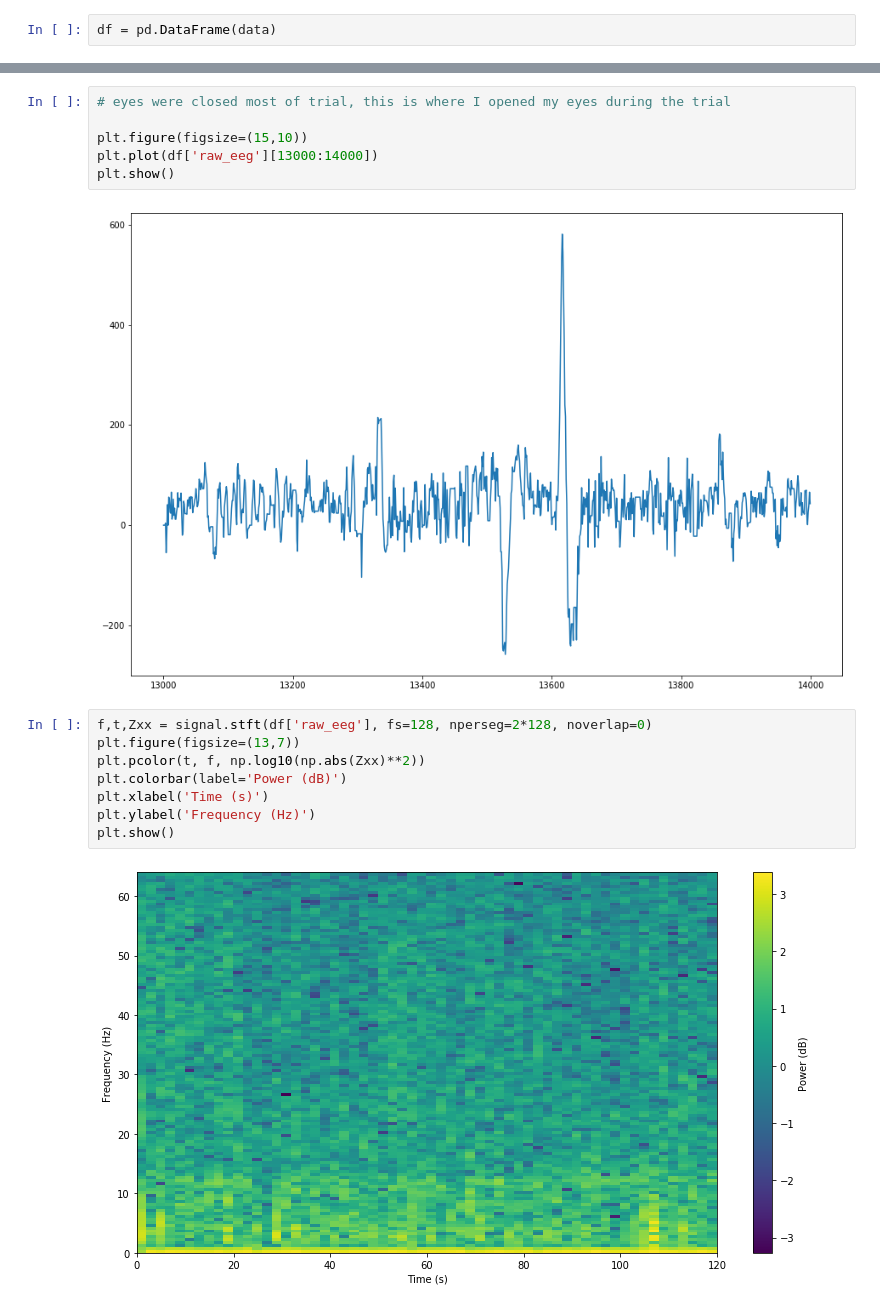
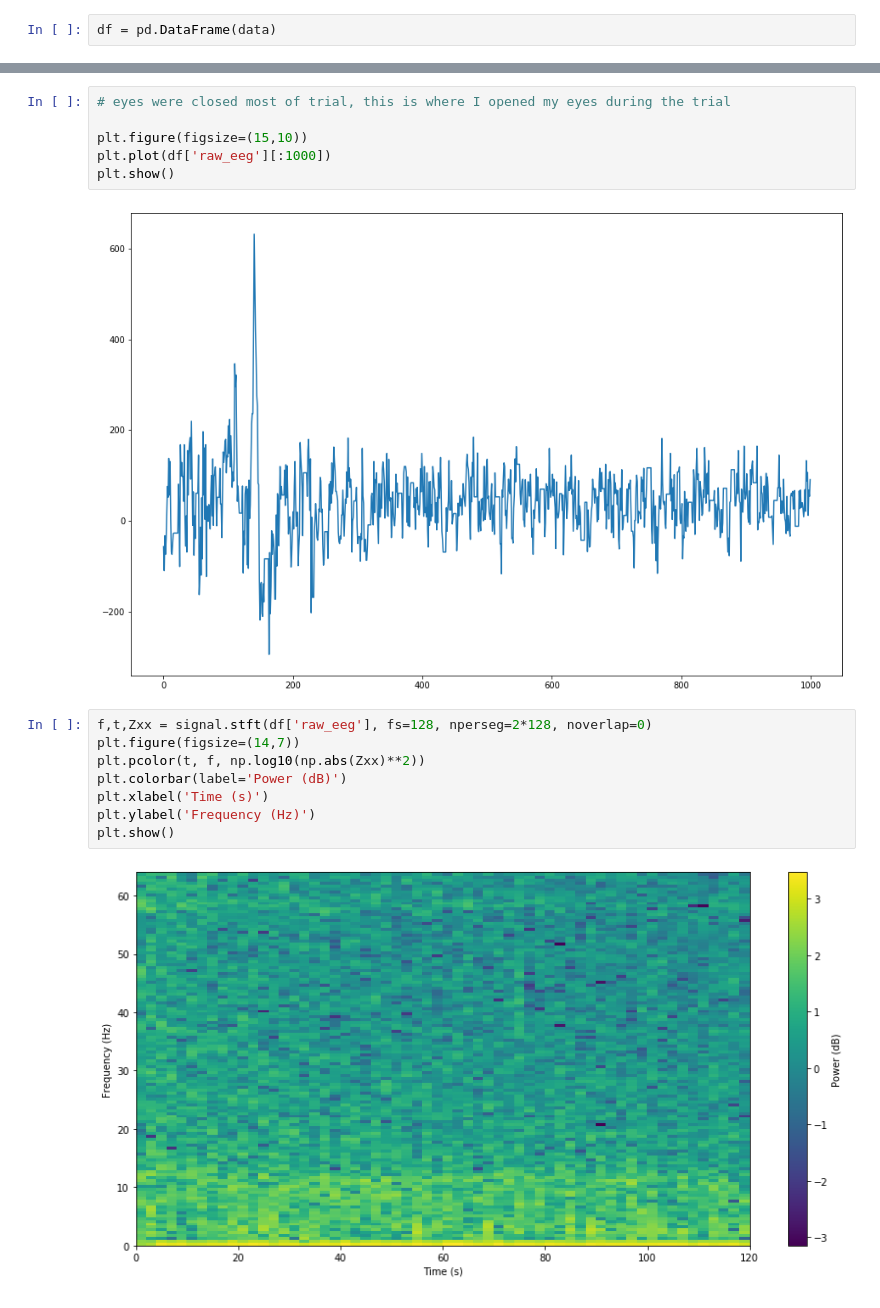
Before and after one commit to luluricketts/musicEEGart, a Jupyter notebook: Analysis/practice_trial.ipynb, the cells around one changed output, grey strips where cells are left out. Drawn from its saved outputs; the diff is of its cells as text.

```diff
--- a/Analysis/practice_trial.ipynb
+++ b/Analysis/practice_trial.ipynb
@@ -42,17 +42,17 @@ plt.tight_layout()
 # eyes were closed most of trial, this is where I opened my eyes during the trial
 
 plt.figure(figsize=(15,10))
-plt.plot(df['raw_eeg'][13000:14000])
+plt.plot(df['raw_eeg'][:1000])
 plt.show()
 # %% [output]
-[figure, old version]
+[figure, new version]
 # %%
 f,t,Zxx = signal.stft(df['raw_eeg'], fs=128, nperseg=2*128, noverlap=0)
-plt.figure(figsize=(13,7))
+plt.figure(figsize=(14,7))
 plt.pcolor(t, f, np.log10(np.abs(Zxx)**2))
 plt.colorbar(label='Power (dB)')
 plt.xlabel('Time (s)')
 plt.ylabel('Frequency (Hz)')
 plt.show()
 # %% [output]
-[figure, old version]
+[figure, new version]
```
Also changed, not shown: parts of 2 cells of this notebook, 22 other files.
